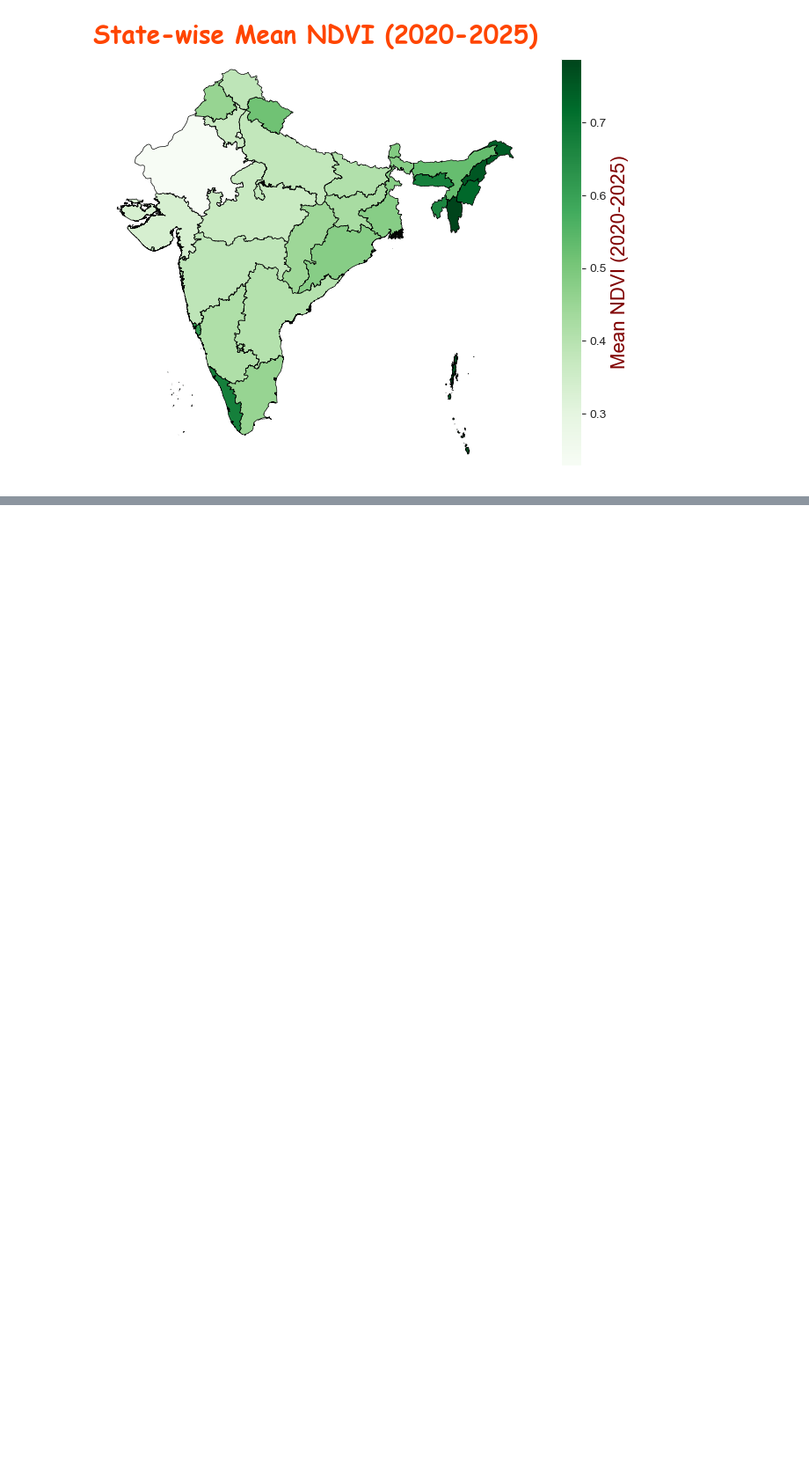
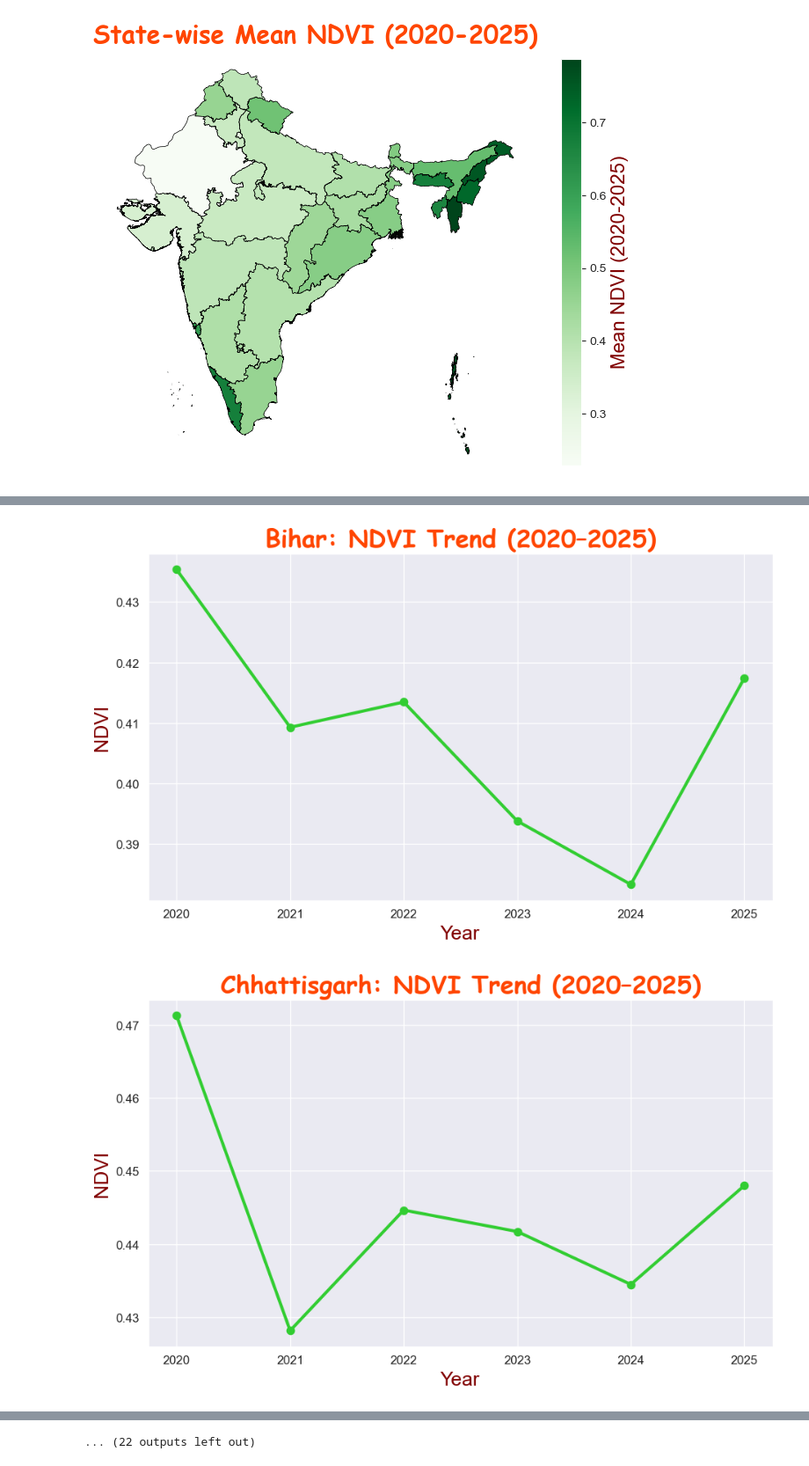
Before and after one commit to bestboybest/LearningPython, a Jupyter notebook: 4) Geopandas + Rasterio Projects/01) StatewiseNDVIAnalysis/IndiaAnalysis.ipynb, the cells around one changed output, grey strips where cells are left out. Shown at 88% size. Saved outputs shown, nothing was run; the diff lists cells and outputs as text; code cells hidden in the pictures; blank space fills up the shorter version.

Commit message:
step 3: statewise line graphs

```diff
--- a/4) Geopandas + Rasterio Projects/01) StatewiseNDVIAnalysis/IndiaAnalysis.ipynb
+++ b/4) Geopandas + Rasterio Projects/01) StatewiseNDVIAnalysis/IndiaAnalysis.ipynb
@@ -258,0 +268,5 @@ plt.savefig(f"meanNDVIMap.png", dpi=300, bbox_inches="tight")
+# %%
+ndvi_cols = [c for c in statesdf.columns if c.startswith("ndvi_")]
+
+meltedDf = statesdf.melt(id_vars="ADM1_NAME", value_vars=ndvi_cols, var_name="year", value_name="ndvi")
+meltedDf.head()
@@ -258,0 +280,20 @@ plt.savefig(f"meanNDVIMap.png", dpi=300, bbox_inches="tight")
+# %%
+meltedDf["year"] = meltedDf["year"].str.replace("ndvi_", "").astype(int)
+# %%
+for state in statesdf["ADM1_NAME"]:
+    dfPlot = meltedDf[meltedDf["ADM1_NAME"] == state]
+    plt.figure(figsize=(8, 5), dpi=120)
+    sns.set_style("darkgrid")
+
+    plt.plot(dfPlot["year"], dfPlot["ndvi"], marker = 'o', linewidth = 2.5, color = 'limegreen')
+
+    plt.title(f"{state}: NDVI Trend (2020–2025)", fontdict = titleFont)
+    plt.xlabel("Year", fontdict = normalFont)
+    plt.ylabel("NDVI", fontdict = normalFont)
+
+    plt.tight_layout()
+
+    plt.savefig(f"./StateNDVILine/{state}_line.png", dpi=300, bbox_inches="tight")
+# %% [output]
+[figure, added]
+[figure, added]
@@ -258,0 +310 @@ plt.savefig(f"meanNDVIMap.png", dpi=300, bbox_inches="tight")
+... (22 outputs left out)
```
Also changed, not shown: parts of 5 cells of this notebook, 34 other files.
